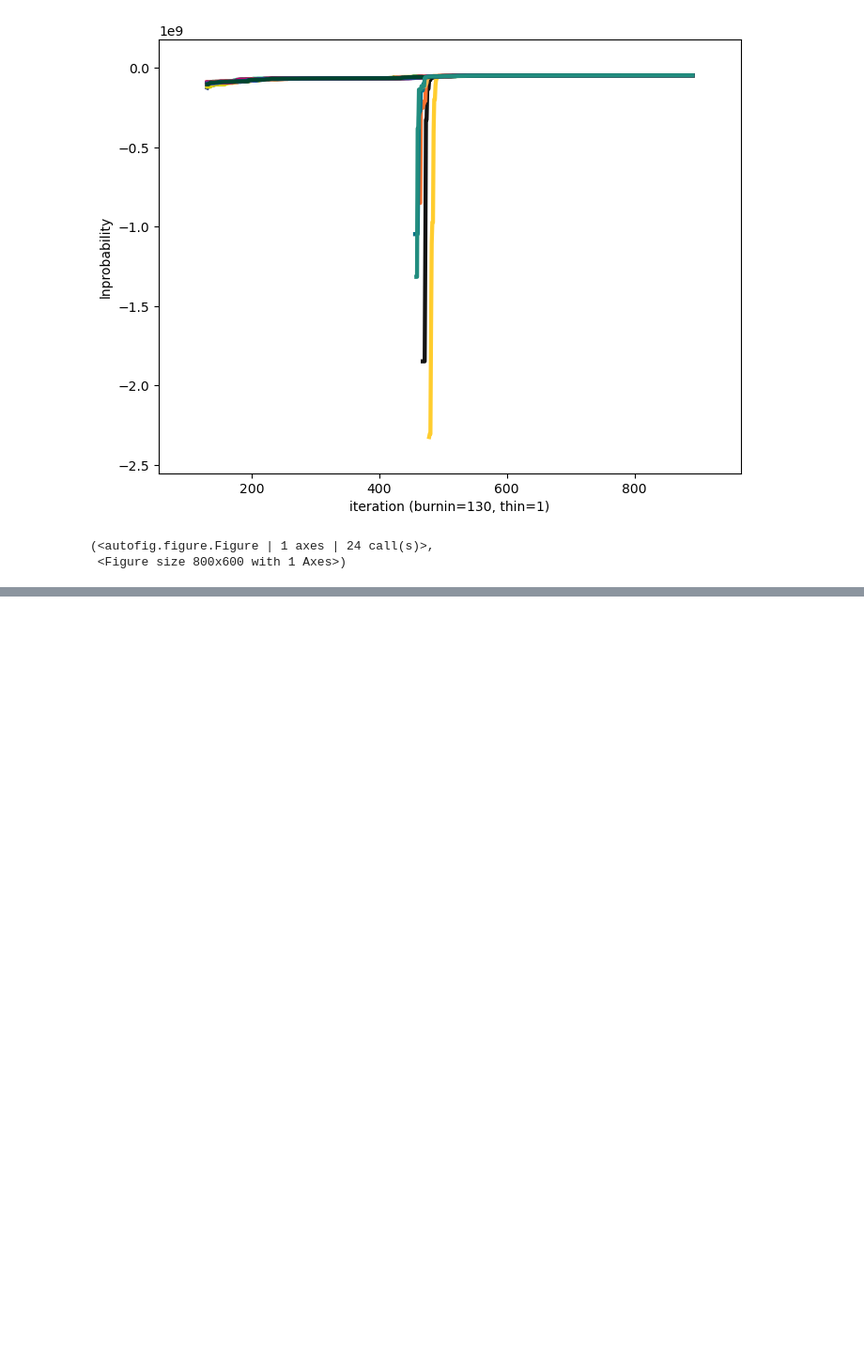
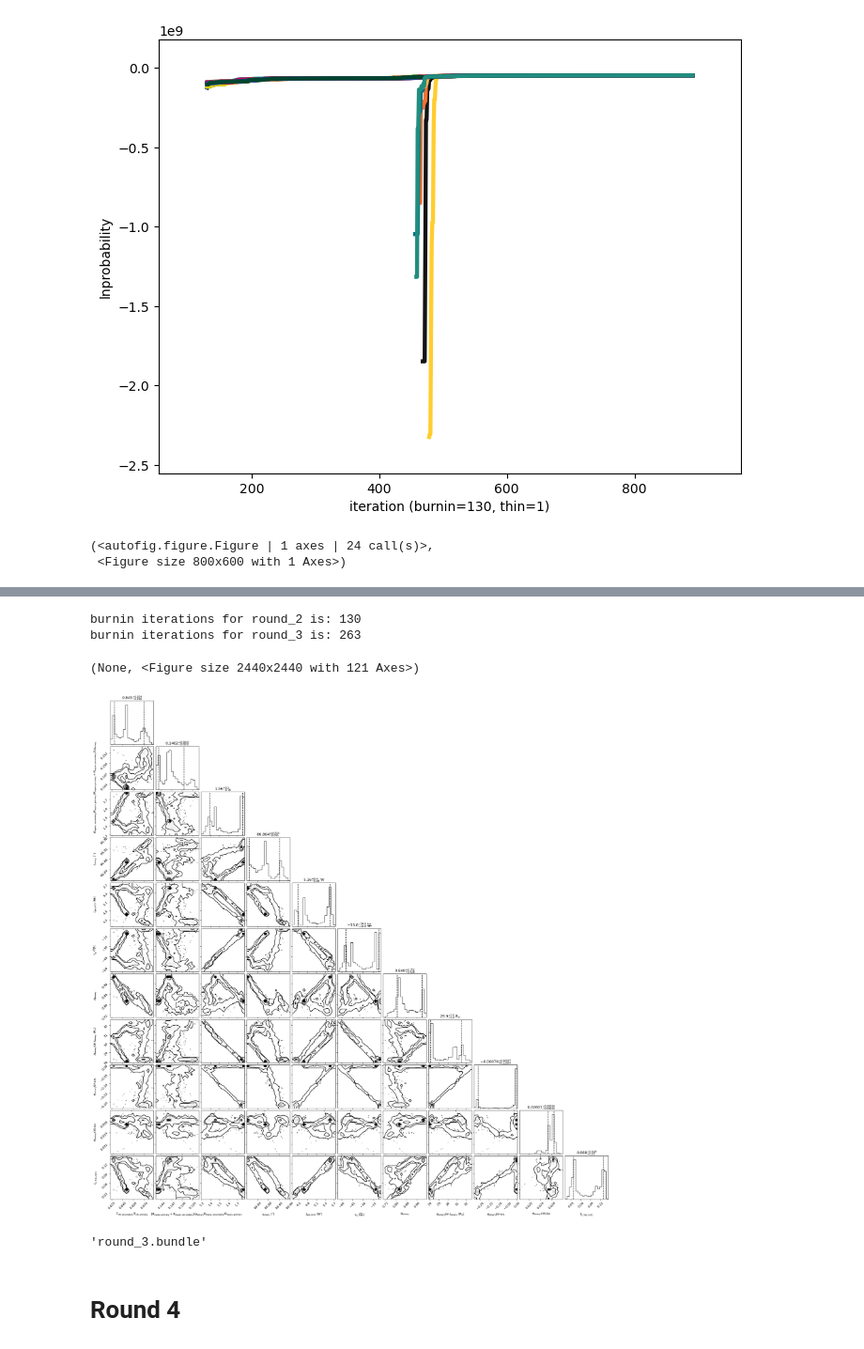
Before and after one commit to karanbt/EB-Modeling, a Jupyter notebook: 04.5-mcmc-continued.ipynb, the cells around one changed output, grey strips where cells are left out. Shown at 94% size. Drawn from its saved outputs; the diff is of its cells as text; code cells hidden in the pictures; blank space fills up the shorter version.

Commit message:
mcmc

```diff
--- a/04.5-mcmc-continued.ipynb
+++ b/04.5-mcmc-continued.ipynb
@@ -31,5 +29,3 @@ b.save('round_3.bundle')
-# %%
-b = phoebe.open('/Users/karan/Documents/GitHub/Eclipsing-Binary-Modeling/bundles/round_3.bundle')
 # %%
 b['continue_from@mcmc'] = 'round_3'
 # %%
@@ -54,5 +46,3 @@ b.save('round_3.bundle')
-# %%
-b = phoebe.open('/Users/karan/Documents/GitHub/Eclipsing-Binary-Modeling/bundles/round_3.bundle')
 # %%
 b['continue_from@mcmc'] = 'round_3'
 # %%
@@ -78,5 +64,3 @@ b.save('round_3.bundle')
-# %%
-b = phoebe.open('/Users/karan/Documents/GitHub/Eclipsing-Binary-Modeling/bundles/round_3.bundle')
 # %%
 b['continue_from@mcmc'] = 'round_3'
 # %%
@@ -102,5 +82,3 @@ b.save('round_3.bundle')
-# %%
-b = phoebe.open('/Users/karan/Documents/GitHub/Eclipsing-Binary-Modeling/bundles/round_3.bundle')
 # %%
 b['continue_from@mcmc'] = 'round_3'
 # %%
@@ -111,2 +100,20 @@ b.plot(solution = 'round_3', style = 'lnprobability', burnin = 130, thin = 1, sh
+# %%
+print('burnin iterations for round_2 is: %d' %
+      (int(max(b['value@autocorr_times@round_2']) * b['value@burnin_factor@mcmc'])))
+
+print('burnin iterations for round_3 is: %d' %
+      (int(max(b['value@autocorr_times@round_3']) * b['value@burnin_factor@mcmc'])))
+# %% [output]
+burnin iterations for round_2 is: 130
+burnin iterations for round_3 is: 263
+# %%
+b.plot(solution = 'round_3', style = 'corner', burnin = 263, thin = 1, show = True)
+# %% [output]
+(None, <Figure size 2440x2440 with 121 Axes>)
+[figure, added]
 # %%
 b.save('round_3.bundle')
+# %% [output]
+'round_3.bundle'
+# %% [markdown]
+# Round 4
```
Also changed, not shown: parts of 7 cells of this notebook, 3 other files.
